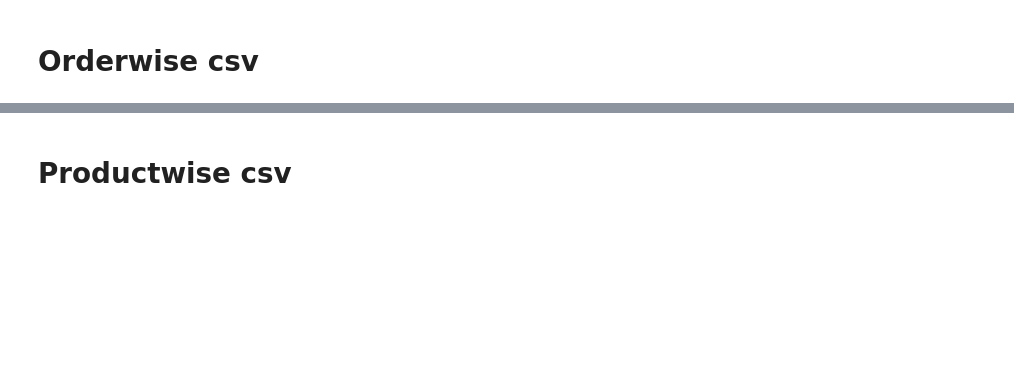
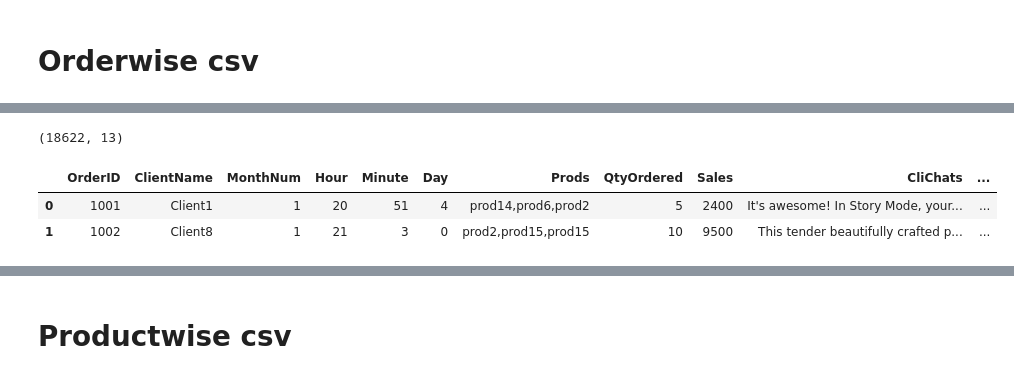
Before and after one commit to Learning2Code75/DLOM, a Jupyter notebook: ML/1_mockData/try1/try1.ipynb, the cells around one changed output, grey strips where cells are left out. Saved outputs shown, nothing was run; the diff lists cells and outputs as text; code cells hidden in the pictures; blank space fills up the shorter version.

```diff
--- a/ML/1_mockData/try1/try1.ipynb
+++ b/ML/1_mockData/try1/try1.ipynb
@@ -504,0 +510,12 @@ Predict: Sales
+# %%
+df_orderwise['CliChats']=df_senti_orderwise_use['CliChats']
+df_orderwise['SpChats']=df_senti_orderwise_use['SpChats']
+df_orderwise['CliAvgSenti']=df_senti_orderwise_use['CliAvgSenti']
+df_orderwise['SpAvgSenti']=df_senti_orderwise_use['SpAvgSenti']
+print(df_orderwise.shape)
+df_orderwise.head(2)
+# %% [output]
+(18622, 13)
+|  | OrderID | ClientName | MonthNum | Hour | Minute | Day | Prods | QtyOrdered | Sales | CliChats | ... |
+| 0 | 1001 | Client1 | 1 | 20 | 51 | 4 | prod14,prod6,prod2 | 5 | 2400 | It's awesome! In Story Mode, your... | ... |
+| 1 | 1002 | Client8 | 1 | 21 | 3 | 0 | prod2,prod15,prod15 | 10 | 9500 | This tender beautifully crafted p... | ... |
```
Also changed, not shown: parts of 20 cells of this notebook, 3 other files.
